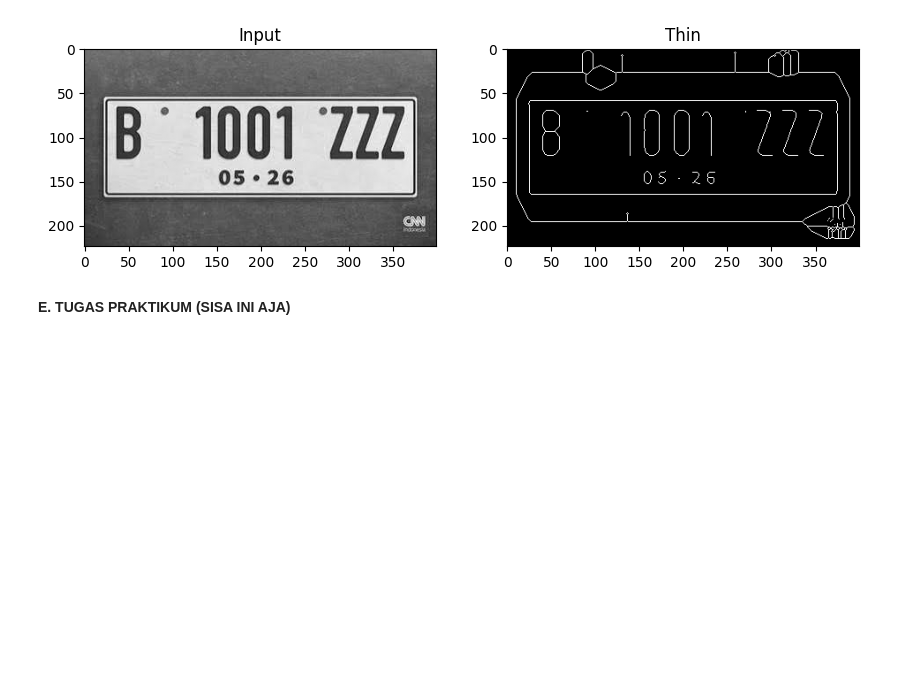
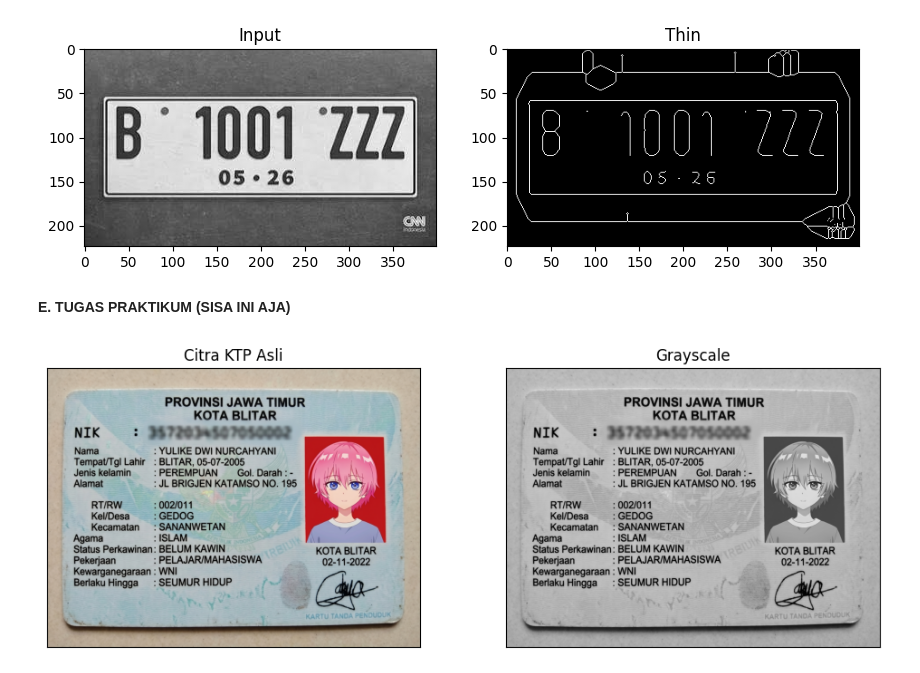
Before and after one commit to YikeCahya/PCVK_Ganjil_2026, a Jupyter notebook: Week09.ipynb, the cells around one changed output. Cells and saved outputs as stored; diff of their text form; code cells hidden in the pictures; blank space fills up the shorter version.

```diff
--- a/Week09.ipynb
+++ b/Week09.ipynb
@@ -577,3 +577,102 @@ plt.show()
 [figure]
 # %% [markdown]
 **E. TUGAS PRAKTIKUM (SISA INI AJA)**
+# %%
+from google.colab import drive
+
+# Tesseract OCR (untuk membuktikan citra "dapat dibaca")
+!apt-get -qq install tesseract-ocr tesseract-ocr-ind > /dev/null
+!pip -q install pytesseract
+
+import cv2
+import numpy as np
+import pytesseract
+from matplotlib import pyplot as plt
+
+KTP_PATH = '/content/drive/MyDrive/Kuliah/PCVK/Images/KTP IKE ai.jpg'
+OUT_PATH = '/content/drive/MyDrive/PCVK/Images/ktp_morfologi.png'
+
+KEYWORDS = ['NIK', 'NAMA', 'TEMPAT', 'LAHIR', 'KELAMIN', 'ALAMAT', 'RT/RW', 'KEL', 'KECAMATAN',
+            'AGAMA', 'STATUS', 'PERKAWINAN', 'PEKERJAAN', 'KEWARGANEGARAAN', 'BERLAKU']
+
+# ---------- Fungsi ----------
+def load_ktp(path, width=1200):
+    img = cv2.imread(path)
+    if img is None:
+        raise FileNotFoundError(f'Citra tidak ditemukan: {path}')
+    h, w = img.shape[:2]
+    img = cv2.resize(img, (width, int(h * width / w)), interpolation=cv2.INTER_CUBIC)
+    return img, cv2.cvtColor(img, cv2.COLOR_BGR2GRAY)
+
+def rect(size):
+    return cv2.getStructuringElement(cv2.MORPH_RECT, size)
+
+def pipeline_morfologi(gray, bh=(15, 15), op=(2, 2), cl=(3, 3), dl=(2, 2)):
+    blur = cv2.GaussianBlur(gray, (3, 3), 0)
+    blackhat = cv2.morphologyEx(blur, cv2.MORPH_BLACKHAT, rect(bh)) # ekstrak teks gelap
+    _, biner = cv2.threshold(blackhat, 0, 255, cv2.THRESH_BINARY + cv2.THRESH_OTSU)
+    opened = cv2.morphologyEx(biner, cv2.MORPH_OPEN, rect(op))    # hapus noise
+    closed = cv2.morphologyEx(opened, cv2.MORPH_CLOSE, rect(cl))  # sambung goresan putus
+    final = cv2.dilate(closed, rect(dl), iterations=1)            # tebalkan goresan
+    return {'Black-Hat': blackhat, 'Biner (Otsu)': biner, 'Opening': opened,
+            'Closing': closed, 'Dilasi (final)': final}
+
+def ocr(citra, invert=False):
+    if invert:
+        citra = 255 - citra
+    try:
+        return pytesseract.image_to_string(citra, lang='ind+eng', config='--psm 6')
+    except pytesseract.TesseractError:
+        return pytesseract.image_to_string(citra, lang='eng', config='--psm 6')
+
+def skor(teks):
+    t = teks.upper()
+    return sum(k in t for k in KEYWORDS)
+
+# ---------- 1. Load & grayscale ----------
+img, gray = load_ktp(KTP_PATH)
+plt.figure(figsize=(12, 4))
+plt.subplot(121), plt.imshow(cv2.cvtColor(img, cv2.COLOR_BGR2RGB)), plt.title('Citra KTP Asli'), plt.xticks([]), plt.yticks([])
+plt.subplot(122), plt.imshow(gray, cmap='gray'), plt.title('Grayscale'), plt.xticks([]), plt.yticks([])
+plt.show()
+
+# ---------- 2. Baseline (tanpa morfologi) ----------
+_, baseline = cv2.threshold(cv2.GaussianBlur(gray, (3, 3), 0), 0, 255, cv2.THRESH_BINARY + cv2.THRESH_OTSU)
+
+# ---------- 3. Pipeline morfologi ----------
+hasil = pipeline_morfologi(gray)
+plt.figure(figsize=(14, 8))
+for i, (nama, citra) in enumerate(hasil.items(), 1):
+    plt.subplot(3, 2, i), plt.imshow(citra, cmap='gray'), plt.title(nama), plt.xticks([]), plt.yticks([])
+plt.tight_layout(), plt.show()
+
+# ---------- 4. Evaluasi OCR ----------
+teks_asli     = ocr(gray)
+teks_baseline = ocr(baseline)
+teks_morfo    = ocr(hasil['Dilasi (final)'], invert=True)
+print(f'Skor keyword -> Grayscale: {skor(teks_asli)} | Baseline Otsu: {skor(teks_baseline)} | Morfologi: {skor(teks_morfo)}  (maks {len(KEYWORDS)})')
+
+# ---------- 5. Eksperimen parameter ----------
+percobaan = []
+for bh in [(11, 11), (15, 15), (21, 21)]:
+    for cl in [(1, 1), (2, 2), (3, 3)]:
+        s = skor(ocr(pipeline_morfologi(gray, bh=bh, cl=cl)['Dilasi (final)'], invert=True))
+        percobaan.append((s, bh, cl))
+        print(f'Black-Hat SE={bh} | Closing SE={cl} -> skor {s}')
+terbaik = max(percobaan, key=lambda x: x[0])
+print('\nKonfigurasi terbaik (skor, Black-Hat, Closing):', terbaik)
+
+# ---------- 6. Hasil akhir ----------
+_, bh_best, cl_best = terbaik
+final_best = pipeline_morfologi(gray, bh=bh_best, cl=cl_best)['Dilasi (final)']
+plt.figure(figsize=(14, 4))
+plt.subplot(131), plt.imshow(gray, cmap='gray'), plt.title('Citra Awal (Grayscale)'), plt.xticks([]), plt.yticks([])
+plt.subplot(132), plt.imshow(baseline, cmap='gray'), plt.title('Baseline Otsu'), plt.xticks([]), plt.yticks([])
+plt.subplot(133), plt.imshow(255 - final_best, cmap='gray'), plt.title(f'Morfologi BH{bh_best} CL{cl_best}'), plt.xticks([]), plt.yticks([])
+plt.tight_layout(), plt.show()
+
+cv2.imwrite(OUT_PATH, 255 - final_best)
+print('\n===== HASIL OCR (Morfologi terbaik) =====')
+print(ocr(final_best, invert=True))
+# %% [output]
+[figure, added]
```
Also changed, not shown: parts of 1 cell of this notebook.
